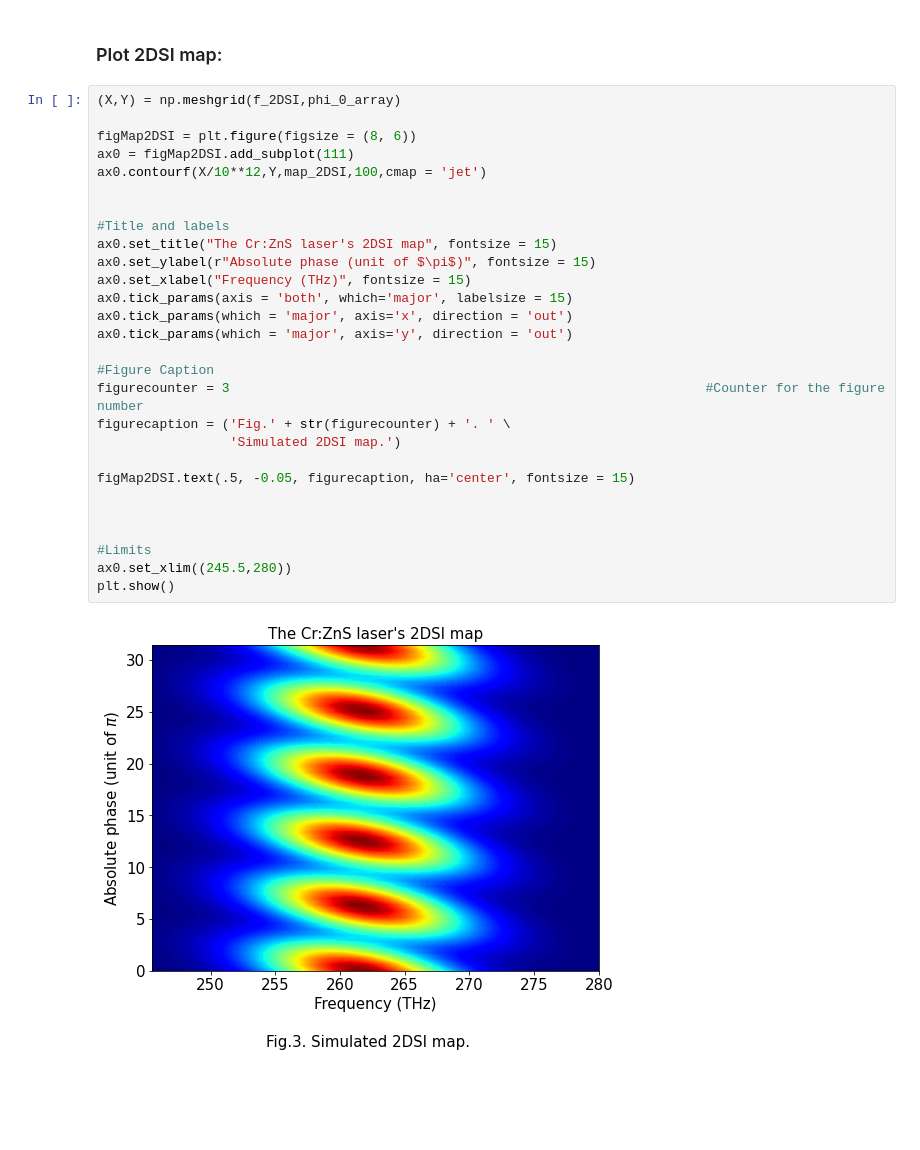
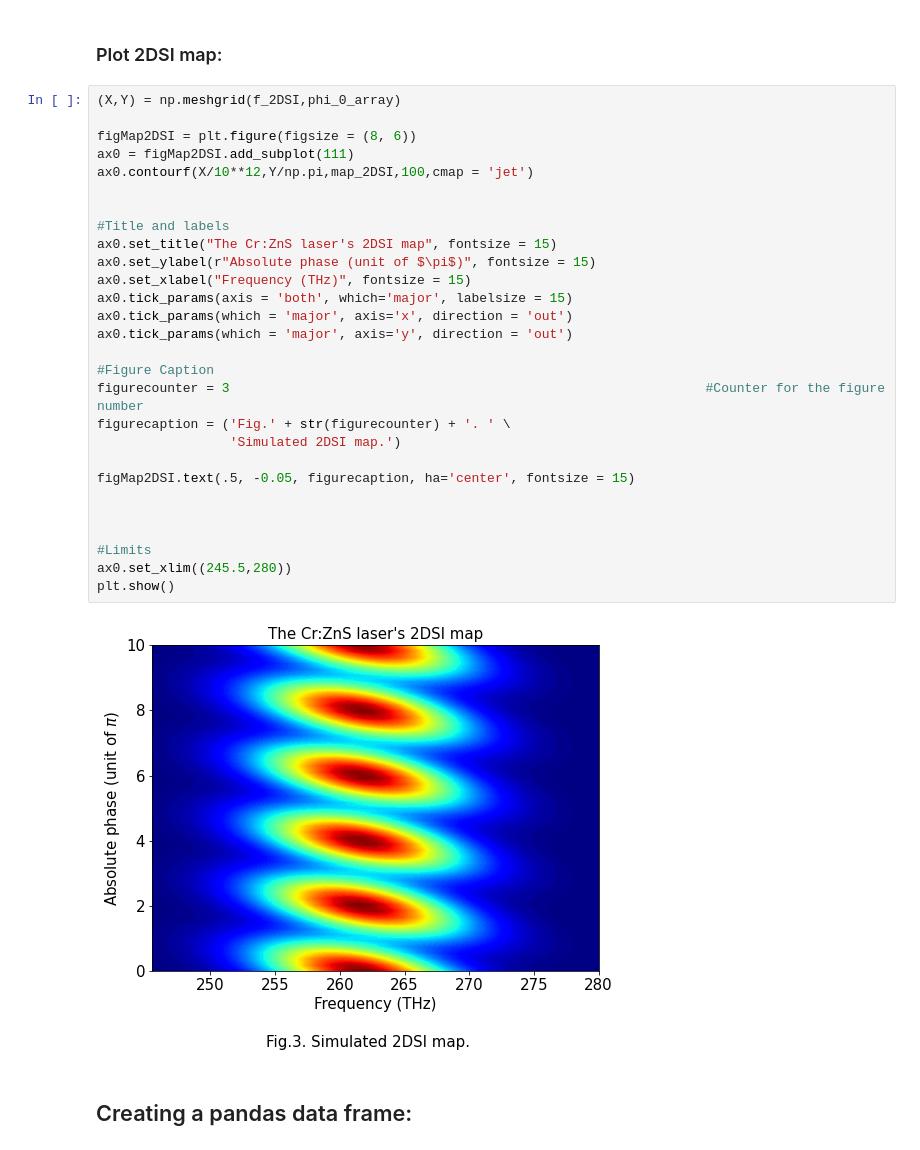
Before and after one commit to tobikugel/2DSI_algorithm, a Jupyter notebook: 2DSI_Map_Creator.ipynb, the cells around one changed output. Cells and saved outputs as stored; diff of their text form; blank space fills up the shorter version.

```diff
--- a/2DSI_Map_Creator.ipynb
+++ b/2DSI_Map_Creator.ipynb
@@ -189,30 +190,32 @@ for i,phi_0 in enumerate(phi_0_array):
 # %%
 (X,Y) = np.meshgrid(f_2DSI,phi_0_array)
 
 figMap2DSI = plt.figure(figsize = (8, 6))
 ax0 = figMap2DSI.add_subplot(111)
-ax0.contourf(X/10**12,Y,map_2DSI,100,cmap = 'jet')
+ax0.contourf(X/10**12,Y/np.pi,map_2DSI,100,cmap = 'jet')
 
 
 #Title and labels
 ax0.set_title("The Cr:ZnS laser's 2DSI map", fontsize = 15)
 ax0.set_ylabel(r"Absolute phase (unit of $\pi$)", fontsize = 15)
 ax0.set_xlabel("Frequency (THz)", fontsize = 15)
 ax0.tick_params(axis = 'both', which='major', labelsize = 15)
 ax0.tick_params(which = 'major', axis='x', direction = 'out')
 ax0.tick_params(which = 'major', axis='y', direction = 'out')
 
 #Figure Caption
 figurecounter = 3                                                             #Counter for the figure number
 figurecaption = ('Fig.' + str(figurecounter) + '. ' \
                  'Simulated 2DSI map.')
 
 figMap2DSI.text(.5, -0.05, figurecaption, ha='center', fontsize = 15)
 
 
 
 #Limits
 ax0.set_xlim((245.5,280))
 plt.show()
 # %% [output]
-[figure, old version]
+[figure, new version]
+# %% [markdown]
+## Creating a pandas data frame:
```
Also changed, not shown: parts of 2 cells of this notebook.
